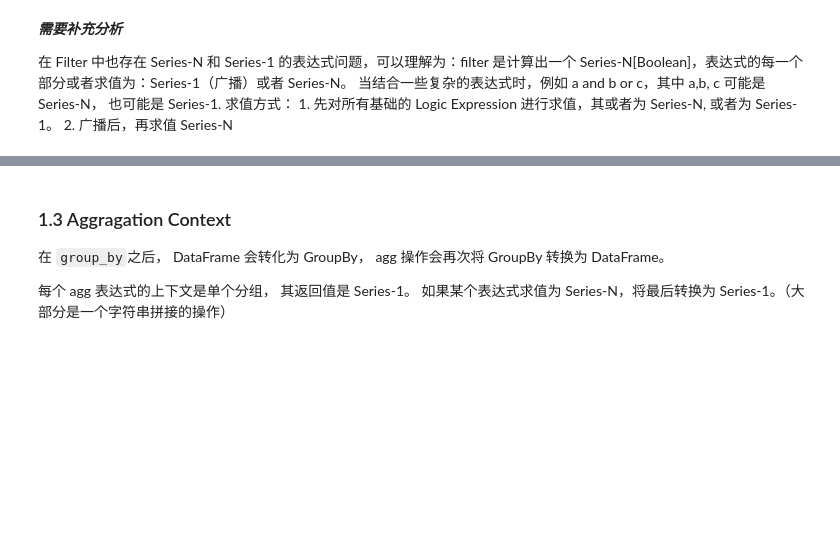
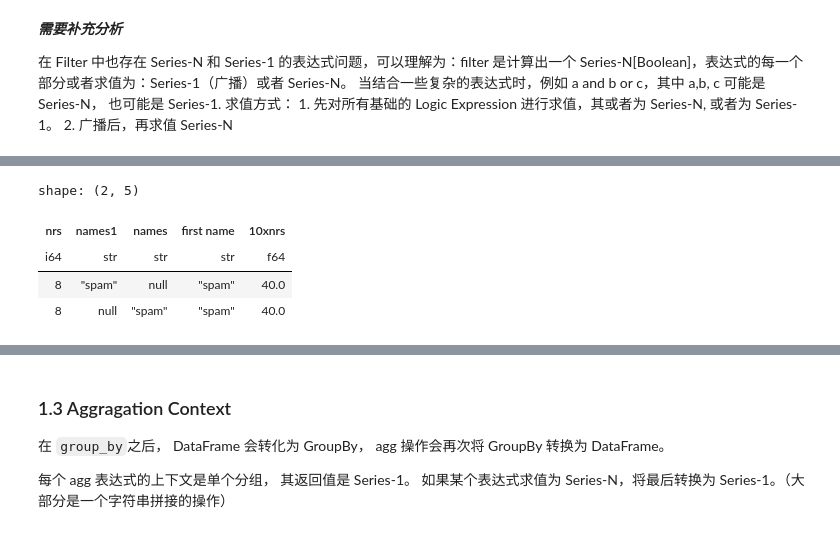
Before and after one commit to wangzaixiang/notebooks, a Jupyter notebook: polars/polars-1.ipynb, the cells around one changed output, grey strips where cells are left out. Cells and saved outputs as stored; diff of their text form; code cells hidden in the pictures; blank space fills up the shorter version.

```diff
--- a/polars/polars-1.ipynb
+++ b/polars/polars-1.ipynb
@@ -174,0 +237,8 @@ shape: (5, 4)
+# %%
+df2
+# %% [output]
+shape: (2, 5)
+| nrs | names1 | names | first name | 10xnrs |
+| i64 | str | str | str | f64 |
+| 8 | "spam" | null | "spam" | 40.0 |
+| 8 | null | "spam" | "spam" | 40.0 |
```
Also changed, not shown: parts of 16 cells of this notebook, 5 other files.
